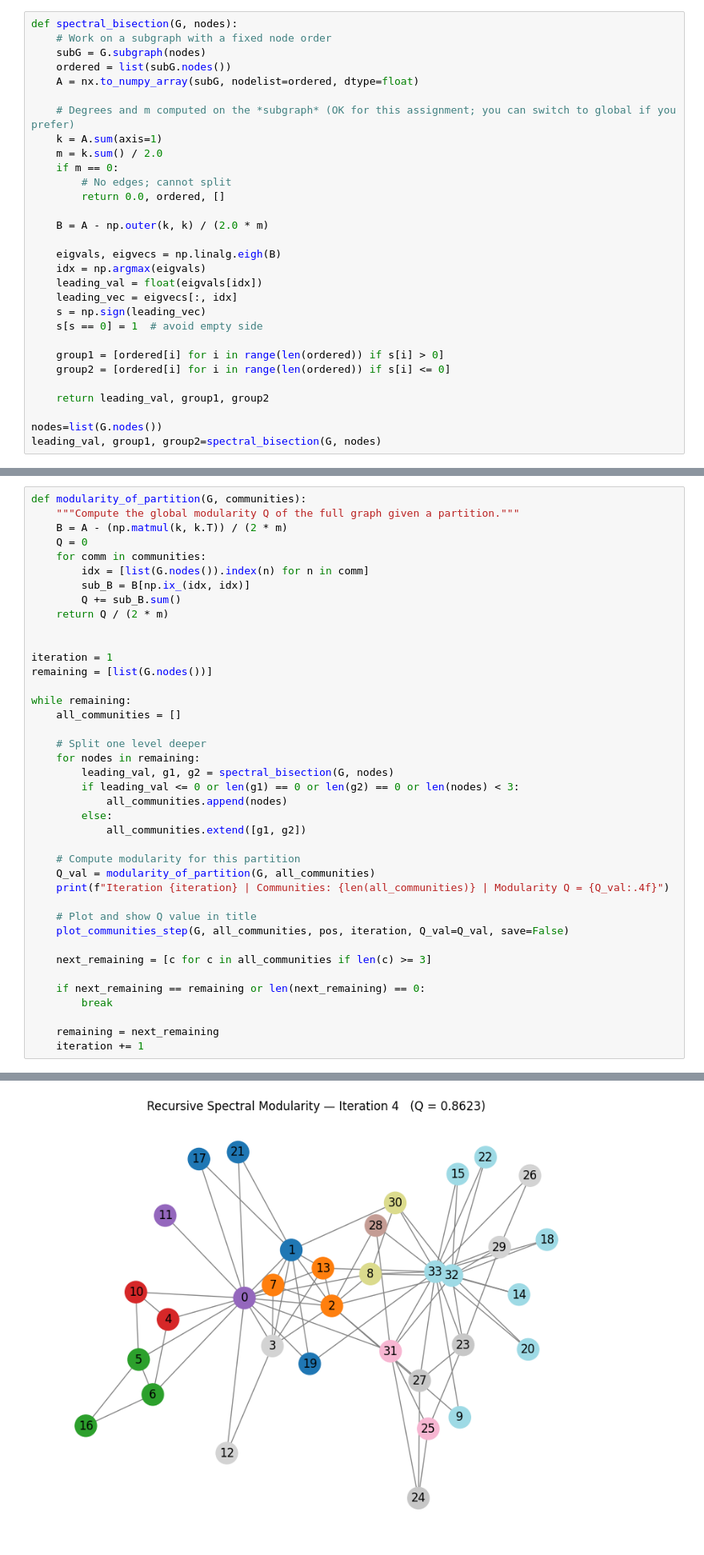
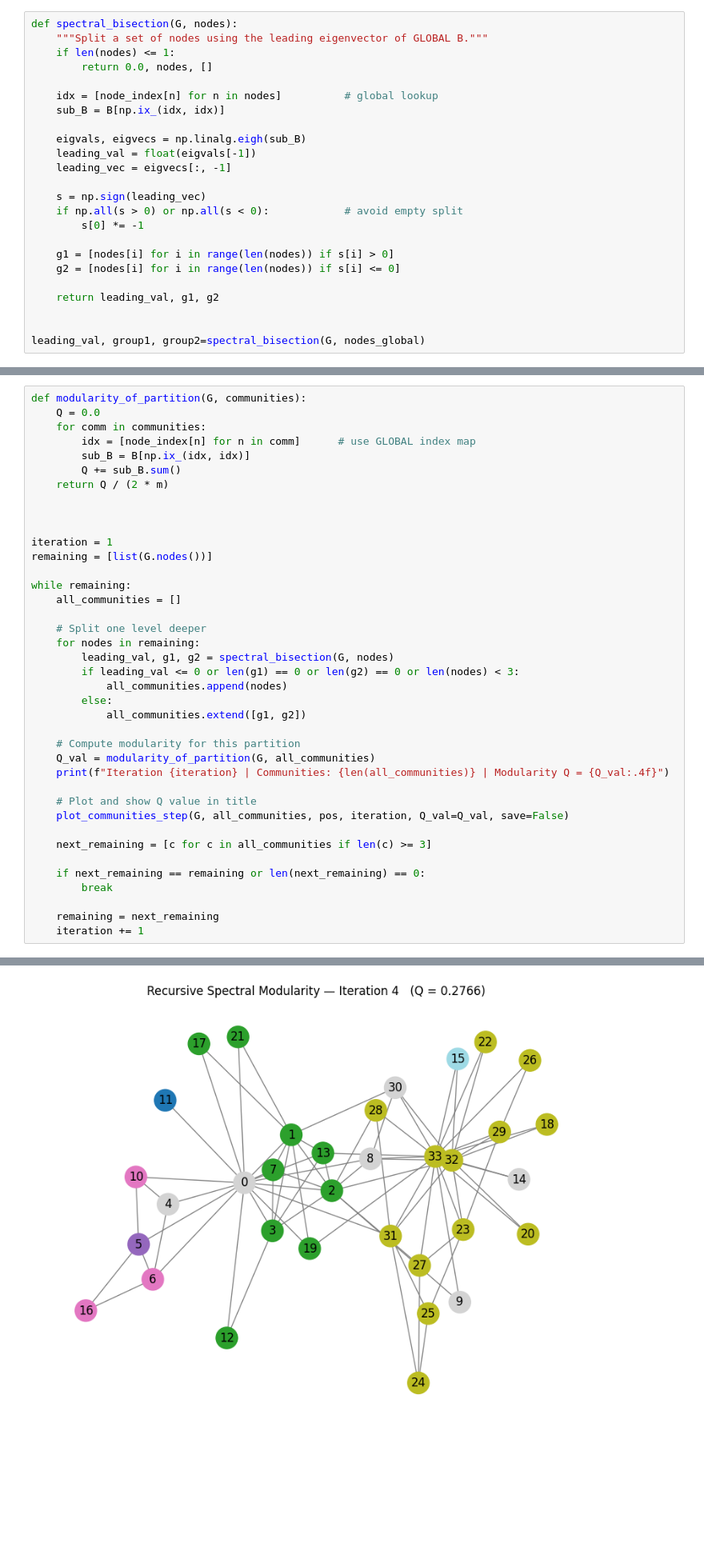
Before and after one commit to nikhil121v/Karate-Club-assignment-, a Jupyter notebook: karate_club_aasignment.ipynb, the cells around one changed output, grey strips where cells are left out. Shown at 80% size. Cells and saved outputs as stored; diff of their text form; blank space fills up the shorter version.

```diff
--- a/karate_club_aasignment.ipynb
+++ b/karate_club_aasignment.ipynb
@@ -140,34 +134,28 @@ $$
 This gives us a discrete $\mathbf{s} \in \{-1, +1\}^n ,$, i.e., a proper bipartition of the graph.
 # %%
 def spectral_bisection(G, nodes):
-    # Work on a subgraph with a fixed node order
-    subG = G.subgraph(nodes)
-    ordered = list(subG.nodes())
-    A = nx.to_numpy_array(subG, nodelist=ordered, dtype=float)
+    """Split a set of nodes using the leading eigenvector of GLOBAL B."""
+    if len(nodes) <= 1:
+        return 0.0, nodes, []
 
-    # Degrees and m computed on the *subgraph* (OK for this assignment; you can switch to global if you prefer)
-    k = A.sum(axis=1)
-    m = k.sum() / 2.0
-    if m == 0:
-        # No edges; cannot split
-        return 0.0, ordered, []
+    idx = [node_index[n] for n in nodes]          # global lookup
+    sub_B = B[np.ix_(idx, idx)]
 
-    B = A - np.outer(k, k) / (2.0 * m)
+    eigvals, eigvecs = np.linalg.eigh(sub_B)
+    leading_val = float(eigvals[-1])
+    leading_vec = eigvecs[:, -1]
 
-    eigvals, eigvecs = np.linalg.eigh(B)
-    idx = np.argmax(eigvals)
-    leading_val = float(eigvals[idx])
-    leading_vec = eigvecs[:, idx]
     s = np.sign(leading_vec)
-    s[s == 0] = 1  # avoid empty side
+    if np.all(s > 0) or np.all(s < 0):            # avoid empty split
+        s[0] *= -1
 
-    group1 = [ordered[i] for i in range(len(ordered)) if s[i] > 0]
-    group2 = [ordered[i] for i in range(len(ordered)) if s[i] <= 0]
+    g1 = [nodes[i] for i in range(len(nodes)) if s[i] > 0]
+    g2 = [nodes[i] for i in range(len(nodes)) if s[i] <= 0]
 
-    return leading_val, group1, group2
+    return leading_val, g1, g2
 
-nodes=list(G.nodes())
-leading_val, group1, group2=spectral_bisection(G, nodes)
+
+leading_val, group1, group2=spectral_bisection(G, nodes_global)
 # %%
 print("\t\t\t   First Spectral Bipartition of the Karate Club Graph:\n")
 print("Using the modularity matrix 𝐵 and the leading eigenvector of 𝐵, we perform a spectral bisection\nof the full Karate Club graph.\n")
@@ -283,14 +271,13 @@ def recursive_partition(G, min_size=3):
     return communities
 # %%
 def modularity_of_partition(G, communities):
-    """Compute the global modularity Q of the full graph given a partition."""
-    B = A - (np.matmul(k, k.T)) / (2 * m)
-    Q = 0
+    Q = 0.0
     for comm in communities:
-        idx = [list(G.nodes()).index(n) for n in comm]
+        idx = [node_index[n] for n in comm]      # use GLOBAL index map
         sub_B = B[np.ix_(idx, idx)]
         Q += sub_B.sum()
     return Q / (2 * m)
+
 
 
 iteration = 1
@@ -332 +319 @@ Iteration 4 | Communities: 10 | Modularity Q = 0.8623
-[figure, old version]
+[figure, new version]
```
Also changed, not shown: parts of 2 cells of this notebook.
